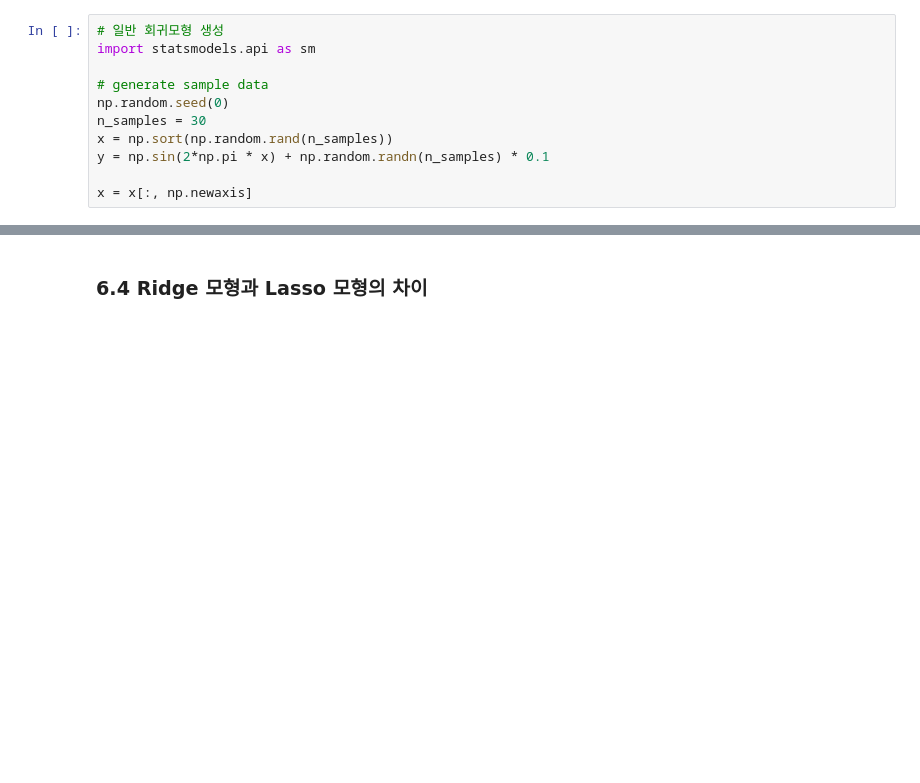
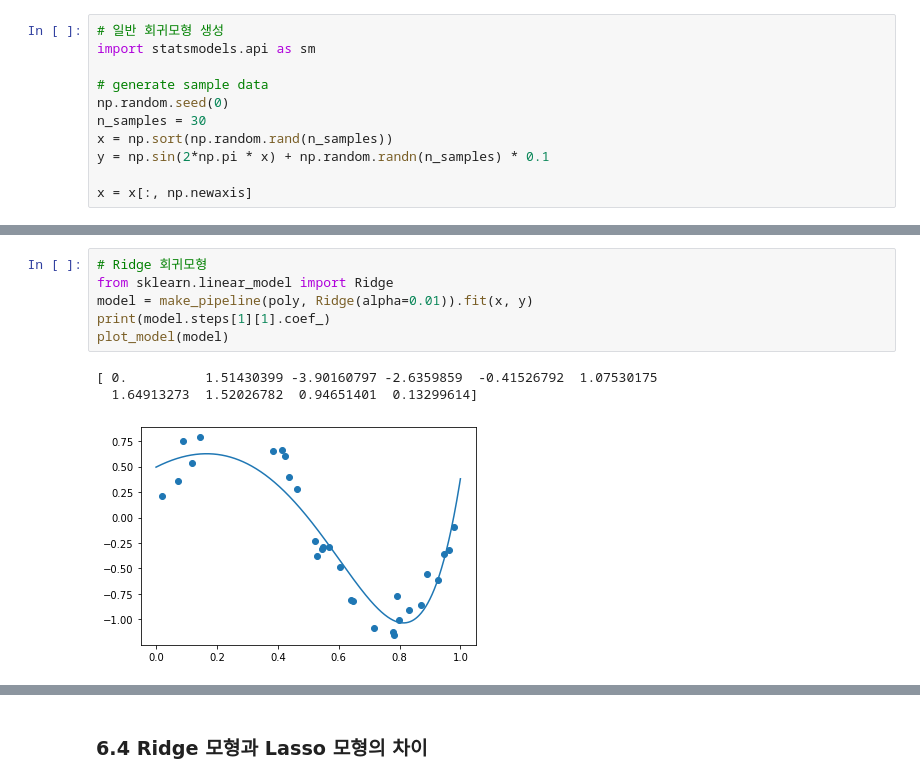
Before and after one commit to lucio-karin0506/SaltLux-Project, a Jupyter notebook: Machine Learning/Machine learning lecture/2장. 회귀분석.ipynb, the cells around one changed output, grey strips where cells are left out. Saved outputs shown, nothing was run; the diff lists cells and outputs as text; blank space fills up the shorter version.

```diff
--- a/Machine Learning/Machine learning lecture/2장. 회귀분석.ipynb
+++ b/Machine Learning/Machine learning lecture/2장. 회귀분석.ipynb
@@ -491,0 +522,10 @@ x = x[:, np.newaxis]
+# %%
+# Ridge 회귀모형
+from sklearn.linear_model import Ridge
+model = make_pipeline(poly, Ridge(alpha=0.01)).fit(x, y)
+print(model.steps[1][1].coef_)
+plot_model(model)
+# %% [output]
+[ 0.          1.51430399 -3.90160797 -2.6359859  -0.41526792  1.07530175
+  1.64913273  1.52026782  0.94651401  0.13299614]
+[figure, added]
```
Also changed, not shown: parts of 45 cells of this notebook.
